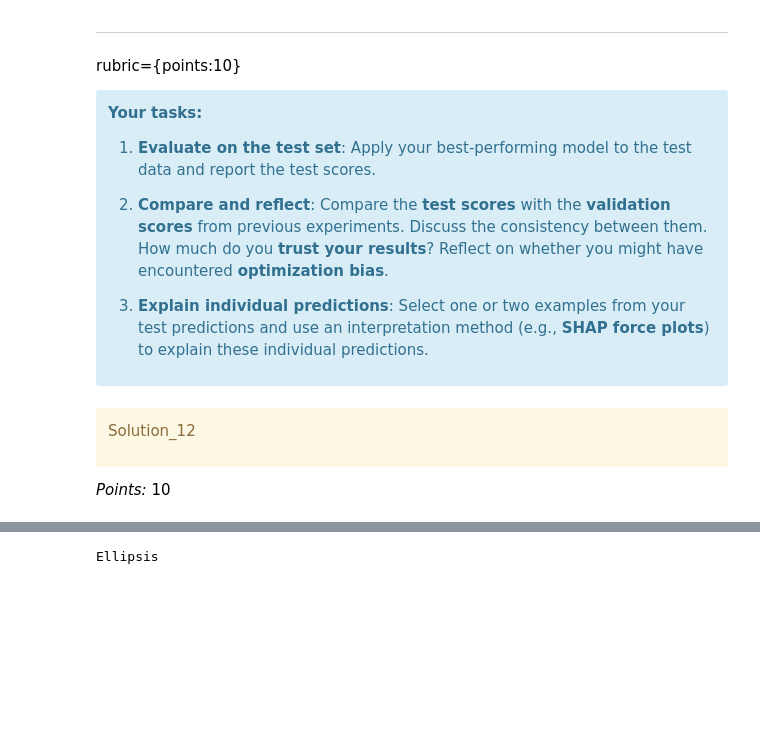
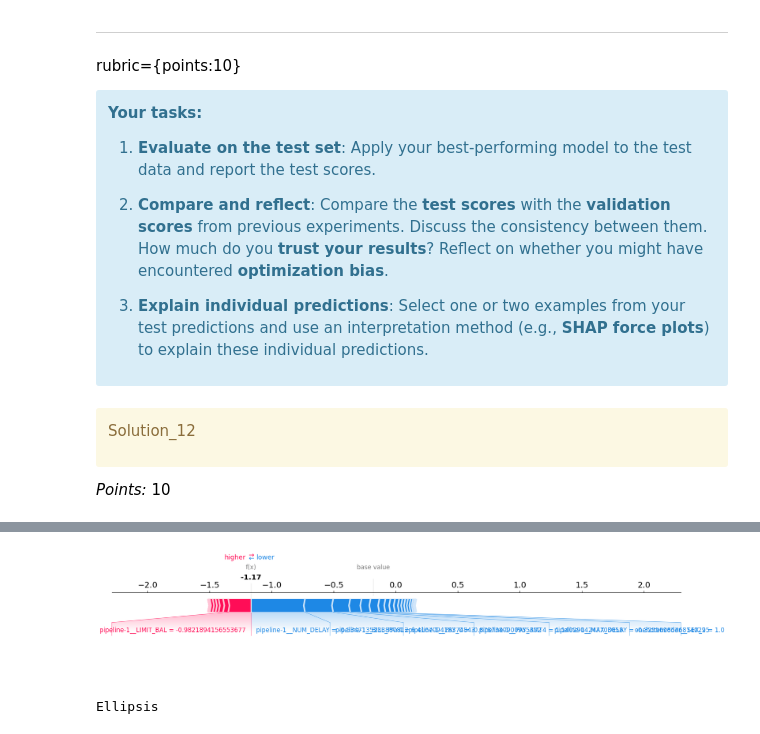
Before and after one commit to angshe/330hw5, a Jupyter notebook: hw5.ipynb, the cells around one changed output, grey strips where cells are left out. Drawn from its saved outputs; the diff is of its cells as text; code cells hidden in the pictures; blank space fills up the shorter version.

```diff
--- a/hw5.ipynb
+++ b/hw5.ipynb
@@ -1500,0 +1488,14 @@ Ellipsis
+# %%
+pipe_lr = make_pipeline(preprocessor, LogisticRegression(random_state=123, C=0.01, max_iter=100, class_weight="balanced"))
+pipe_lr.fit(X_train, y_train)
+y_pred = pipe_lr.predict(X_test)
+
+score_lr = pipe_lr.score(X_test, y_test)
+precision_lr = precision_score(y_test, y_pred)
+recall_lr = recall_score(y_test, y_pred)
+f1_lr = f1_score(y_test, y_pred)
+
+print(f"Accuracy: {score_lr:.3f}")
+print(f"Precision: {precision_lr:.3f}")
+print(f"Recall: {recall_lr:.3f}")
+print(f"F1 Score: {f1_lr:.3f}")
@@ -1500,0 +1511,18 @@ Ellipsis
+# %%
+import shap
+
+X_test_shap = pipe_lr.named_steps["columntransformer"].transform(X_test)
+explainer_lr = shap.LinearExplainer(pipe_lr.named_steps["logisticregression"], X_test_shap)
+shap_values_lr = explainer_lr.shap_values(X_test_shap)
+shap.initjs()
+
+feature_names = pipe_lr.named_steps["columntransformer"].get_feature_names_out()
+X_test_shap = pd.DataFrame(X_test_shap, columns=feature_names, index=X_test.index)
+
+shap.force_plot(
+    explainer_lr.expected_value,
+    shap_values_lr[0, :],
+    X_test_shap.iloc[0, :],
+    matplotlib=True
+)
+# %% [output]
@@ -1501,3 +1530,4 @@ Ellipsis
+[figure, added]
 # %%
 ...
 # %% [output]
```
Also changed, not shown: parts of 10 cells of this notebook.
